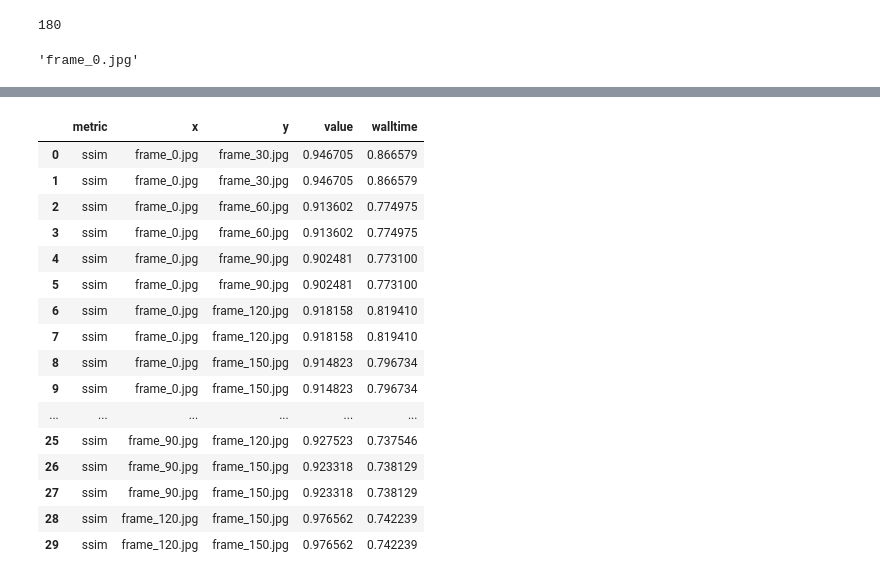
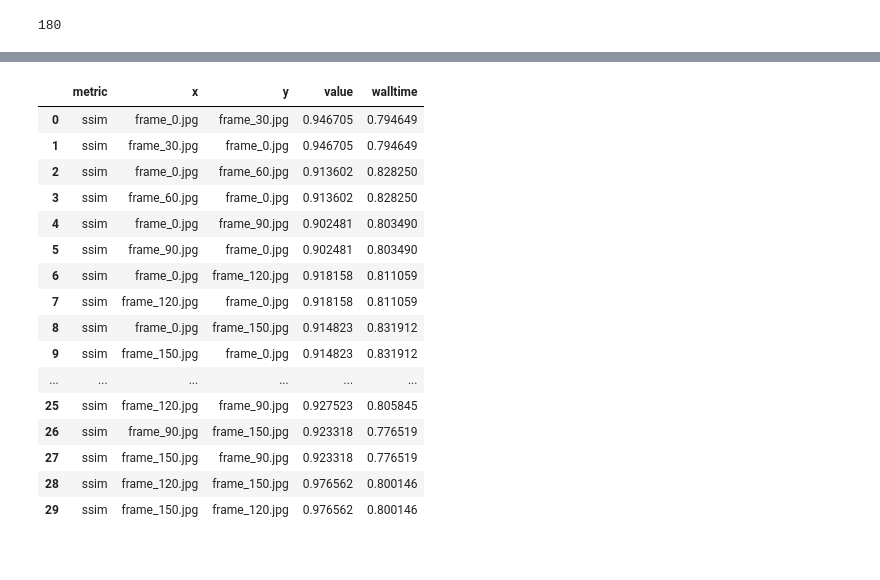
Before and after one commit to nea-insomnia/prototyping_HGM, a Jupyter notebook: SSIM_POC.ipynb, the cells around one changed output, grey strips where cells are left out. Drawn from its saved outputs; the diff is of its cells as text; code cells hidden in the pictures.

```diff
--- a/SSIM_POC.ipynb
+++ b/SSIM_POC.ipynb
@@ -37,22 +30,23 @@ Frames per second using video.get(cv2.CAP_PROP_FPS) : 30.029060381013885
 # %%
 frame_nr = 0
 #ensure how to handle exeptions
+#add all frames/framenames somewhere as we'l need them later
 while cap.isOpened():
     ret, frame = cap.read()
 
     if ret:
         frame_name = f"frame_{frame_nr}.jpg"
-        print(frame_name)
+        #print(frame_name)
         #cv2.imwrite(f"frame{frame_nr}.jpg", frame)
         #i.e. at 30 fps, this advances one second
         #int(fps) for rounding
         frame_nr += int(fps)
         cap.set(cv2.CAP_PROP_POS_FRAMES, frame_nr)
-        comparison_images.append(tuple([frame_name,frame]))
+        comparison_images[frame_name] = frame
+        #comparison_images.append(tuple([frame_name,frame]))
     else:
         cap.release()
         break
-frame_nr
 # %% [output]
 frame_0.jpg
 frame_30.jpg
@@ -61,7 +55,3 @@ frame_90.jpg
 frame_120.jpg
 frame_150.jpg
 180
-# %%
-comparison_images[0][0]
-# %% [output]
-'frame_0.jpg'
@@ -71,15 +58,5 @@ comparison_images[0][0]
 # %%
-#def compare(df: pd.DataFrame, frame_a: Tuple[str, np.ndarray], frame_b:Tuple[str, np.ndarray], metrics: List[str]) -> pd.DataFrame:
-def compare(df: pd.DataFrame, pair:Tuple[ Tuple[str, np.ndarray], Tuple[str, np.ndarray]], metrics: List[str]) -> pd.DataFrame:
-#img_a = cv2.imread(path_a)
-    #img_b = cv2.imread(path_b)
-    img_name_a = pair[0][0]
-    img_name_b = pair[1][0]
-
-    img_a = pair[0][1]
-    img_b = pair[1][1]
-
-
+def compare(df: pd.DataFrame, img_name_a: str, img_name_b: str, img_a: np.ndarray, img_b: np.ndarray, metrics: List[str]) -> pd.DataFrame:
     for metric in metrics:
         metric_func = metric_functions[metric]
         start_time = time.time()
@@ -92,8 +69,8 @@ def compare(df: pd.DataFrame, pair:Tuple[ Tuple[str, np.ndarray], Tuple[str, np.
         output_dict['value'] = out_value
         output_dict['walltime'] = end_time - start_time
         df = df.append(output_dict,ignore_index=True)
-        output_dict['x'] = img_name_a
-        output_dict['y'] = img_name_b
+        output_dict['y'] = img_name_a
+        output_dict['x'] = img_name_b
         df = df.append(output_dict,ignore_index=True)
 
     return df
@@ -109,14 +77,8 @@ def compare(df: pd.DataFrame, pair:Tuple[ Tuple[str, np.ndarray], Tuple[str, np.
 # %%
-df_01 = pd.DataFrame()
-for pair in combinations(comparison_images, 2):
-    #print(pair)
-    df_01 = compare(df_01, pair, all_metrics)
-    #first, second = pair
-    #print(f"first {first[0]}")
-    #print(f"second {second[0]}")
-    #print("-----")
-    #if first[0] == second[0]:
-        #continue
-    #df_01 = compare(df_01, first, second, all_metrics)
-df_01
+df = pd.DataFrame()
+for pair in combinations(comparison_images.keys(), 2):
+    print(pair)
+    # *pair : instead handing over a tuple(a,b) , hand over each element as separate argument a,b
+    df = compare(df, *pair, comparison_images[pair[0]], comparison_images[pair[1]], all_metrics)
+df
 # %% [output]
@@ -123,17 +100,17 @@ df_01
 |  | metric | x | y | value | walltime |
-| 0 | ssim | frame_0.jpg | frame_30.jpg | 0.946705 | 0.866579 |
-| 1 | ssim | frame_0.jpg | frame_30.jpg | 0.946705 | 0.866579 |
-| 2 | ssim | frame_0.jpg | frame_60.jpg | 0.913602 | 0.774975 |
-| 3 | ssim | frame_0.jpg | frame_60.jpg | 0.913602 | 0.774975 |
-| 4 | ssim | frame_0.jpg | frame_90.jpg | 0.902481 | 0.773100 |
-| 5 | ssim | frame_0.jpg | frame_90.jpg | 0.902481 | 0.773100 |
-| 6 | ssim | frame_0.jpg | frame_120.jpg | 0.918158 | 0.819410 |
-| 7 | ssim | frame_0.jpg | frame_120.jpg | 0.918158 | 0.819410 |
-| 8 | ssim | frame_0.jpg | frame_150.jpg | 0.914823 | 0.796734 |
-| 9 | ssim | frame_0.jpg | frame_150.jpg | 0.914823 | 0.796734 |
+| 0 | ssim | frame_0.jpg | frame_30.jpg | 0.946705 | 0.794649 |
+| 1 | ssim | frame_30.jpg | frame_0.jpg | 0.946705 | 0.794649 |
+| 2 | ssim | frame_0.jpg | frame_60.jpg | 0.913602 | 0.828250 |
+| 3 | ssim | frame_60.jpg | frame_0.jpg | 0.913602 | 0.828250 |
+| 4 | ssim | frame_0.jpg | frame_90.jpg | 0.902481 | 0.803490 |
+| 5 | ssim | frame_90.jpg | frame_0.jpg | 0.902481 | 0.803490 |
+| 6 | ssim | frame_0.jpg | frame_120.jpg | 0.918158 | 0.811059 |
+| 7 | ssim | frame_120.jpg | frame_0.jpg | 0.918158 | 0.811059 |
+| 8 | ssim | frame_0.jpg | frame_150.jpg | 0.914823 | 0.831912 |
+| 9 | ssim | frame_150.jpg | frame_0.jpg | 0.914823 | 0.831912 |
 | ... | ... | ... | ... | ... | ... |
-| 25 | ssim | frame_90.jpg | frame_120.jpg | 0.927523 | 0.737546 |
-| 26 | ssim | frame_90.jpg | frame_150.jpg | 0.923318 | 0.738129 |
-| 27 | ssim | frame_90.jpg | frame_150.jpg | 0.923318 | 0.738129 |
-| 28 | ssim | frame_120.jpg | frame_150.jpg | 0.976562 | 0.742239 |
-| 29 | ssim | frame_120.jpg | frame_150.jpg | 0.976562 | 0.742239 |
+| 25 | ssim | frame_120.jpg | frame_90.jpg | 0.927523 | 0.805845 |
+| 26 | ssim | frame_90.jpg | frame_150.jpg | 0.923318 | 0.776519 |
+| 27 | ssim | frame_150.jpg | frame_90.jpg | 0.923318 | 0.776519 |
+| 28 | ssim | frame_120.jpg | frame_150.jpg | 0.976562 | 0.800146 |
+| 29 | ssim | frame_150.jpg | frame_120.jpg | 0.976562 | 0.800146 |
```
Also changed, not shown: parts of 6 cells of this notebook.
